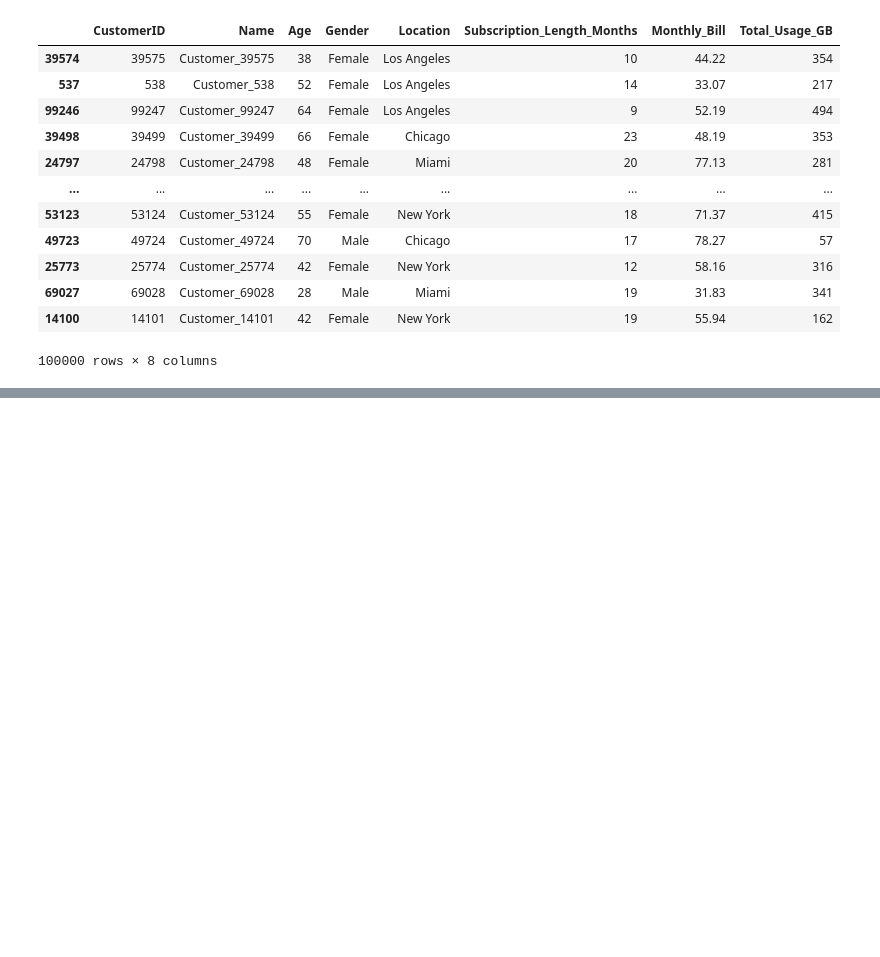
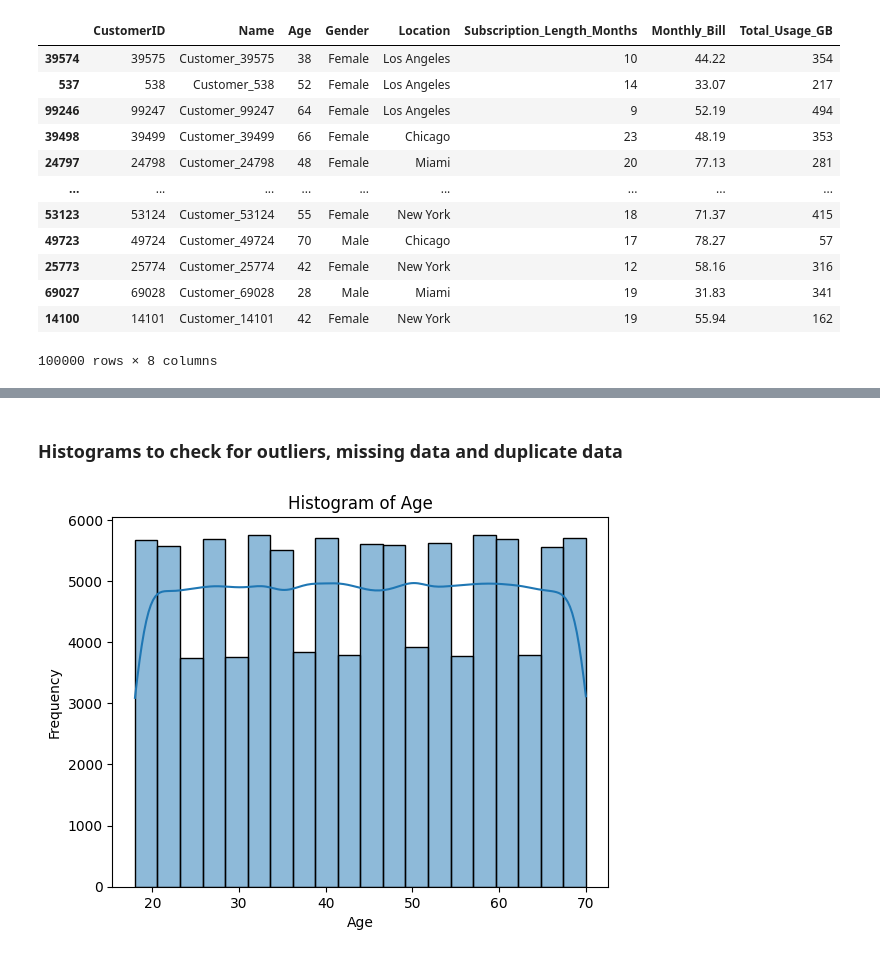
Before and after one commit to kunalnischal7/CustomerChurnPrediction, a Jupyter notebook: CustomerChurnPrediction.ipynb, the cells around one changed output, grey strips where cells are left out. Saved outputs shown, nothing was run; the diff lists cells and outputs as text; code cells hidden in the pictures; blank space fills up the shorter version.

```diff
--- a/CustomerChurnPrediction.ipynb
+++ b/CustomerChurnPrediction.ipynb
@@ -58,0 +80,2 @@ X
+# %%
+encoded_df = pd.get_dummies(df, columns=['Location' , 'Gender'])
@@ -58,0 +98,4 @@ X
+# %%
+df_new = encoded_df.drop('CustomerID', axis=1)
+
+print(df)
@@ -58,0 +120,3 @@ X
+# %%
+dfnew = df_new.drop('Name', axis=1)
+dfnew
@@ -58,0 +157,13 @@ X
+# %% [markdown]
+### Histograms to check for outliers, missing data and duplicate data
+# %%
+import seaborn as sns
+
+feature_to_plot = 'Age'
+sns.histplot(dfnew[feature_to_plot], bins=20, kde=True)
+plt.xlabel(feature_to_plot)
+plt.ylabel('Frequency')
+plt.title(f'Histogram of {feature_to_plot}')
+plt.show()
+# %% [output]
+[figure, added]
```
Also changed, not shown: parts of 34 cells of this notebook.
